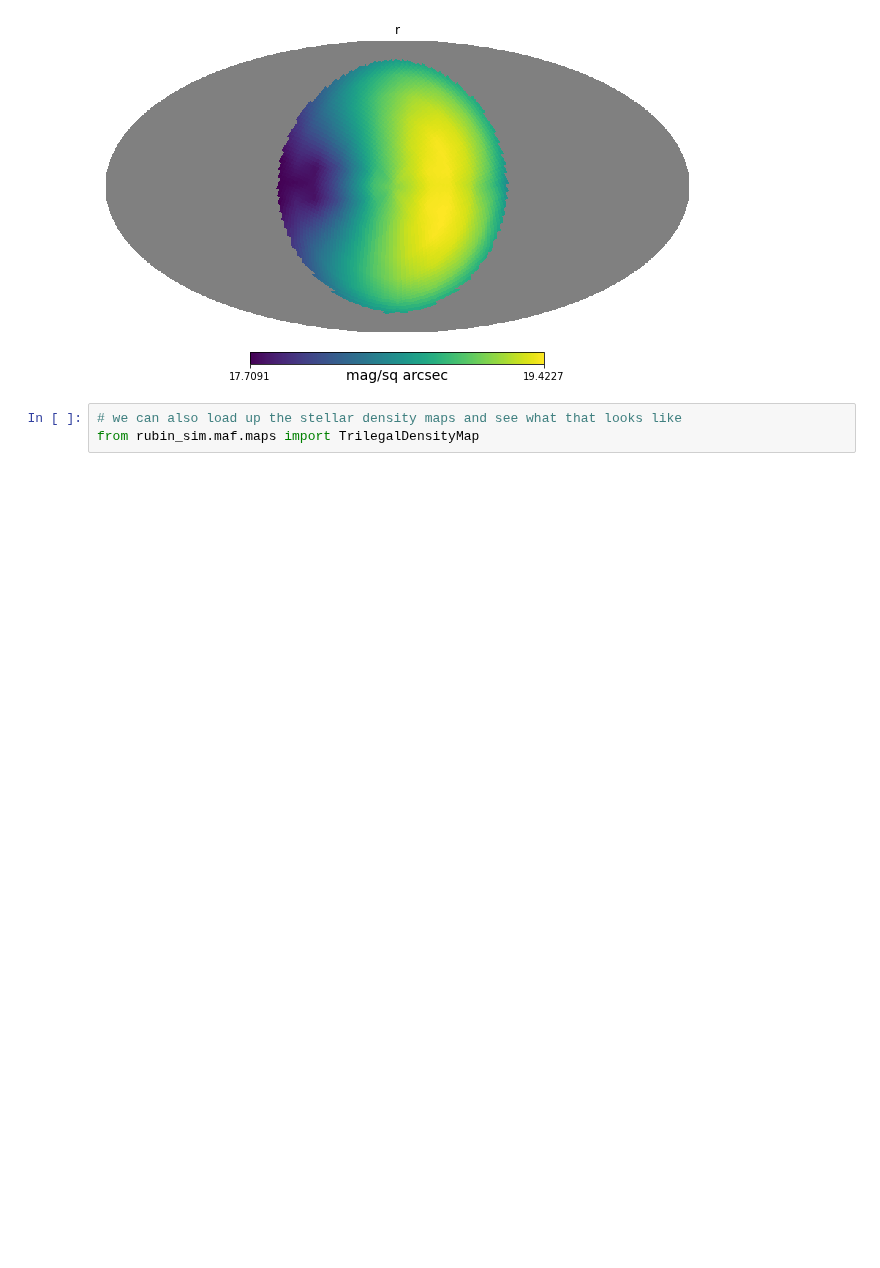
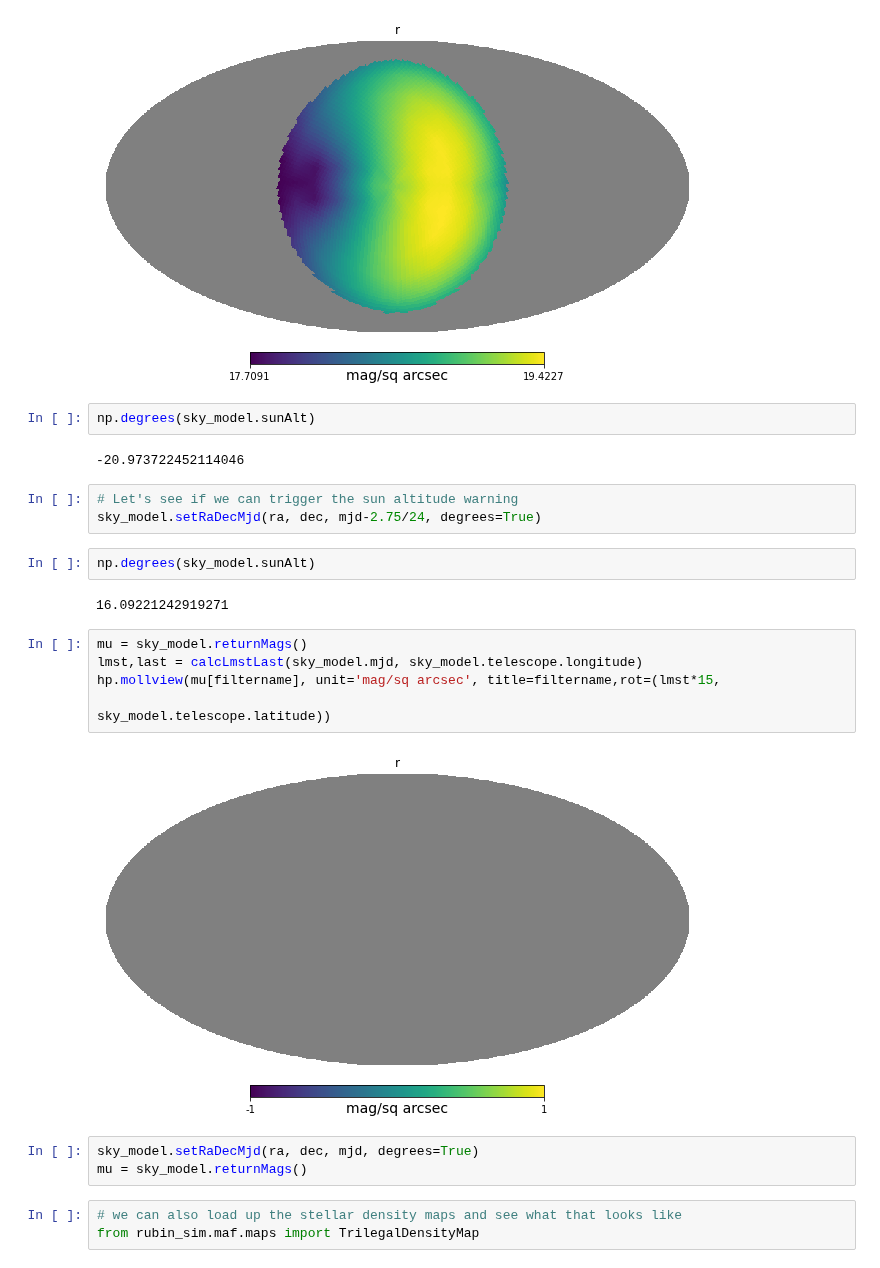
Before and after one commit to yoachim/21_Scratch, a Jupyter notebook: skybright_example/sky_example.ipynb, the cells around one changed output. Cells and saved outputs as stored; diff of their text form; blank space fills up the shorter version.

Commit message:
adding warning check

```diff
--- a/skybright_example/sky_example.ipynb
+++ b/skybright_example/sky_example.ipynb
@@ -48,6 +48,27 @@ hp.mollview(mu[filtername], unit='mag/sq arcsec', title=filtername,rot=(lmst*15,
                                                                         sky_model.telescope.latitude))
 # %% [output]
 [figure]
+# %%
+np.degrees(sky_model.sunAlt)
+# %% [output]
+-20.973722452114046
+# %%
+# Let's see if we can trigger the sun altitude warning
+sky_model.setRaDecMjd(ra, dec, mjd-2.75/24, degrees=True)
+# %%
+np.degrees(sky_model.sunAlt)
+# %% [output]
+16.09221242919271
+# %%
+mu = sky_model.returnMags()
+lmst,last = calcLmstLast(sky_model.mjd, sky_model.telescope.longitude)
+hp.mollview(mu[filtername], unit='mag/sq arcsec', title=filtername,rot=(lmst*15,
+                                                                        sky_model.telescope.latitude))
+# %% [output]
+[figure, added]
+# %%
+sky_model.setRaDecMjd(ra, dec, mjd, degrees=True)
+mu = sky_model.returnMags()
 # %%
 # we can also load up the stellar density maps and see what that looks like
 from rubin_sim.maf.maps import TrilegalDensityMap
```
Also changed, not shown: parts of 3 cells of this notebook.
